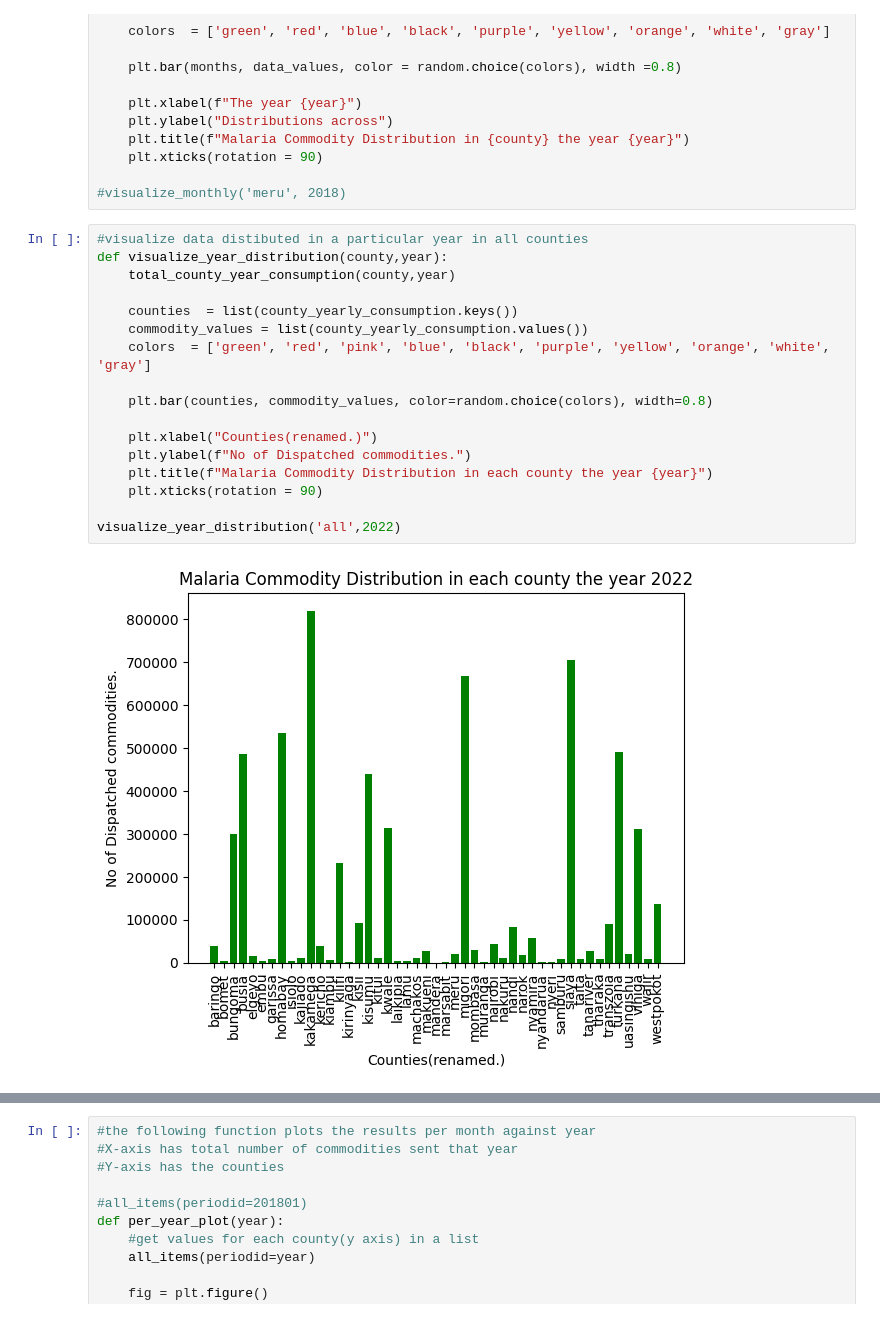
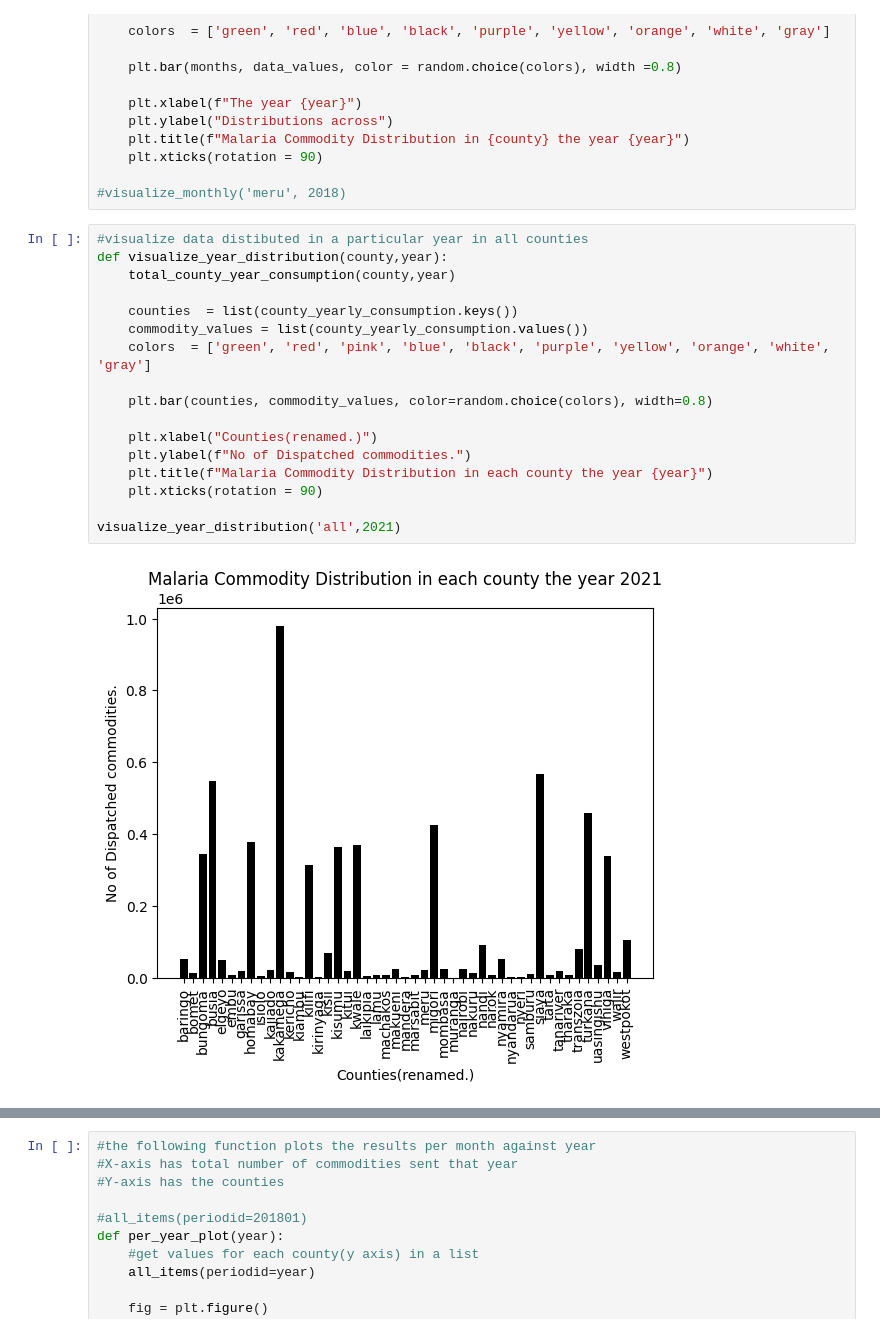
Before and after one commit to HealthIT-Kabarak/Malaria-Commodities-Analysis-and-Demand-Prediction-Model, a Jupyter notebook: Backend/malaria.ipynb, the cells around one changed output, grey strips where cells are left out. Saved outputs shown, nothing was run; the diff lists cells and outputs as text.

```diff
--- a/Backend/malaria.ipynb
+++ b/Backend/malaria.ipynb
@@ -217,22 +217,22 @@ def visualize_monthly(county,year):
 # %%
 #visualize data distibuted in a particular year in all counties
 def visualize_year_distribution(county,year):
     total_county_year_consumption(county,year)
 
     counties  = list(county_yearly_consumption.keys())
     commodity_values = list(county_yearly_consumption.values())
     colors  = ['green', 'red', 'pink', 'blue', 'black', 'purple', 'yellow', 'orange', 'white', 'gray']
 
     plt.bar(counties, commodity_values, color=random.choice(colors), width=0.8)
 
     plt.xlabel("Counties(renamed.)")
     plt.ylabel(f"No of Dispatched commodities.")
     plt.title(f"Malaria Commodity Distribution in each county the year {year}")
     plt.xticks(rotation = 90)
 
-visualize_year_distribution('all',2022)
+visualize_year_distribution('all',2021)
 # %% [output]
-[figure, old version]
+[figure, new version]
 # %%
 
 ###############################################################
```
Also changed, not shown: parts of 1 cell of this notebook, 14 other files.
